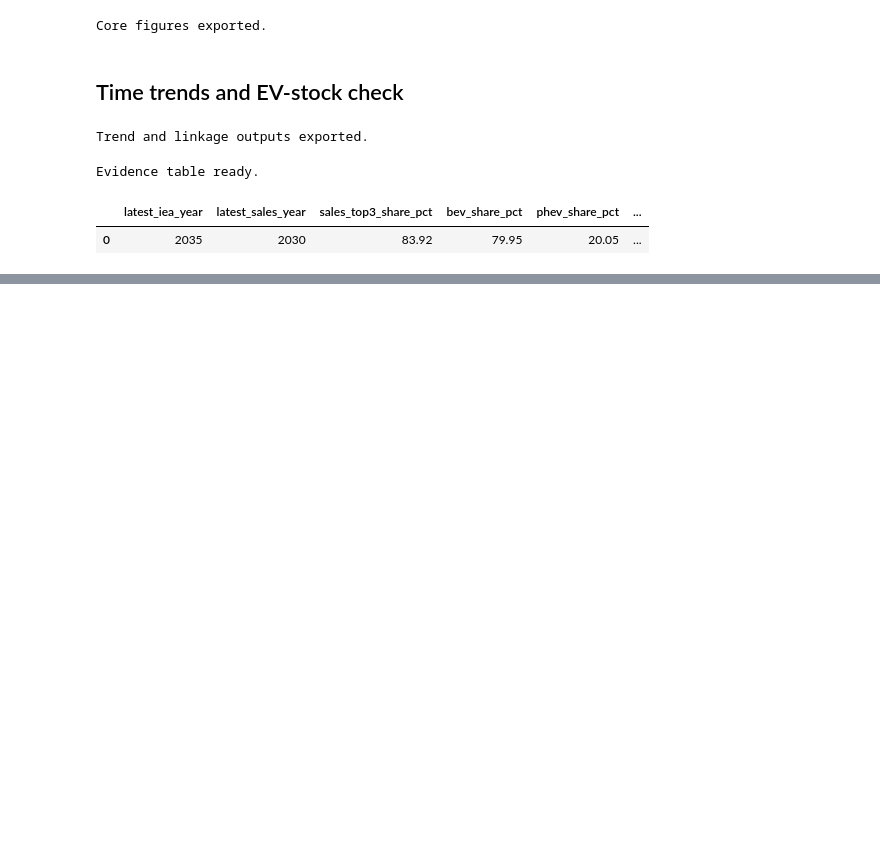
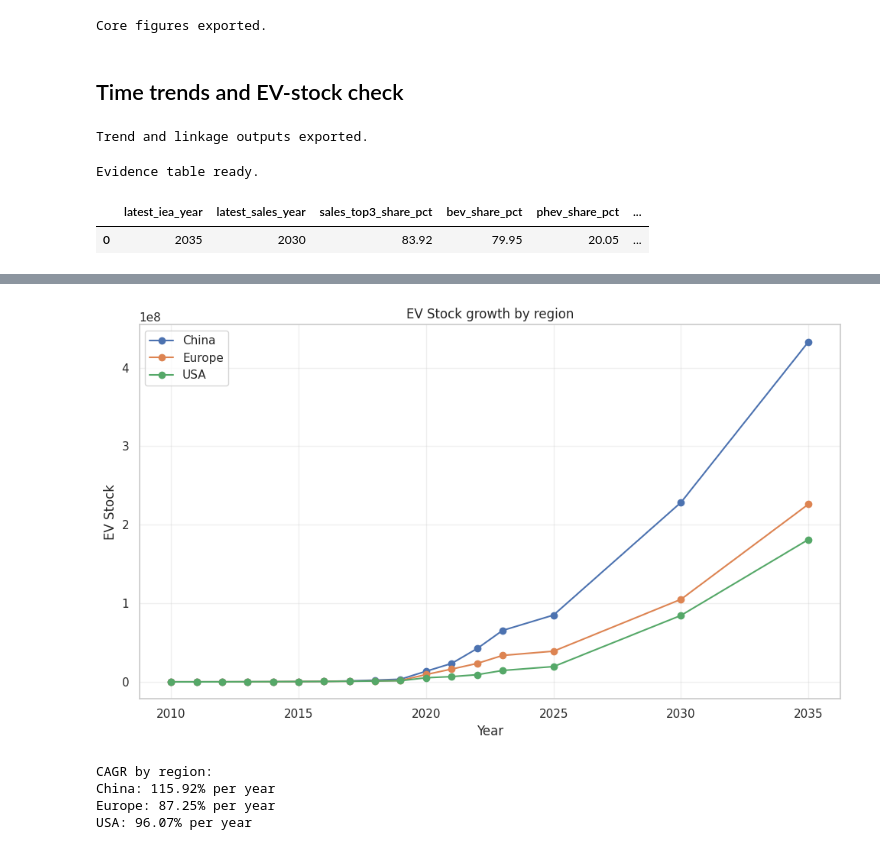
Before and after one commit to AnanthaRam-GS/eVehicle-adoption-analytics, a Jupyter notebook: notebooks/eda.ipynb, the cells around one changed output, grey strips where cells are left out. Drawn from its saved outputs; the diff is of its cells as text; code cells hidden in the pictures; blank space fills up the shorter version.

```diff
--- a/notebooks/eda.ipynb
+++ b/notebooks/eda.ipynb
@@ -444,0 +649,53 @@ Evidence table ready.
+# %%
+# 6. Cross-region comparison: Europe vs China vs US growth rates
+# Using IEA and sales data
+
+iea_region = dfs['iea'].copy()
+iea_region['year'] = pd.to_numeric(iea_region['year'], errors='coerce')
+
+# Filter for EV stock by region
+regions_of_interest = ['China', 'Europe', 'USA']
+stock_by_region_year = iea_region[
+    (iea_region['parameter'] == 'EV stock') &
+    (iea_region['region'].isin(regions_of_interest))
+].groupby(['region', 'year'], as_index=False)['value'].sum()
+
+# Pivot for easier plotting
+stock_pivot = stock_by_region_year.pivot(index='year', columns='region', values='value')
+
+# Compute CAGR for each region
+def cagr(start_val, end_val, n_years):
+    if start_val == 0 or n_years == 0:
+        return np.nan
+    return ((end_val / start_val) ** (1 / n_years) - 1) * 100
+
+cagr_results = {}
+for region in stock_pivot.columns:
+    vals = stock_pivot[region].dropna()
+    if len(vals) > 1:
+        start_val = vals.iloc[0]
+        end_val = vals.iloc[-1]
+        n_years = len(vals) - 1
+        cagr_results[region] = cagr(start_val, end_val, n_years)
+
+plt.figure(figsize=(10, 6))
+for region in stock_pivot.columns:
+    plt.plot(stock_pivot.index, stock_pivot[region], marker='o', label=region)
+plt.xlabel('Year')
+plt.ylabel('EV Stock')
+plt.title('EV Stock growth by region')
+plt.legend()
+plt.grid(alpha=0.3)
+plt.tight_layout()
+plt.savefig(results_figures_root / 'region_stock_comparison.png', dpi=220, bbox_inches='tight')
+plt.show()
+
+print("CAGR by region:")
+for region, rate in cagr_results.items():
+    print(f"{region}: {rate:.2f}% per year")
+# %% [output]
+[figure, added]
+CAGR by region:
+China: 115.92% per year
+Europe: 87.25% per year
+USA: 96.07% per year
```
Also changed, not shown: parts of 9 cells of this notebook.
